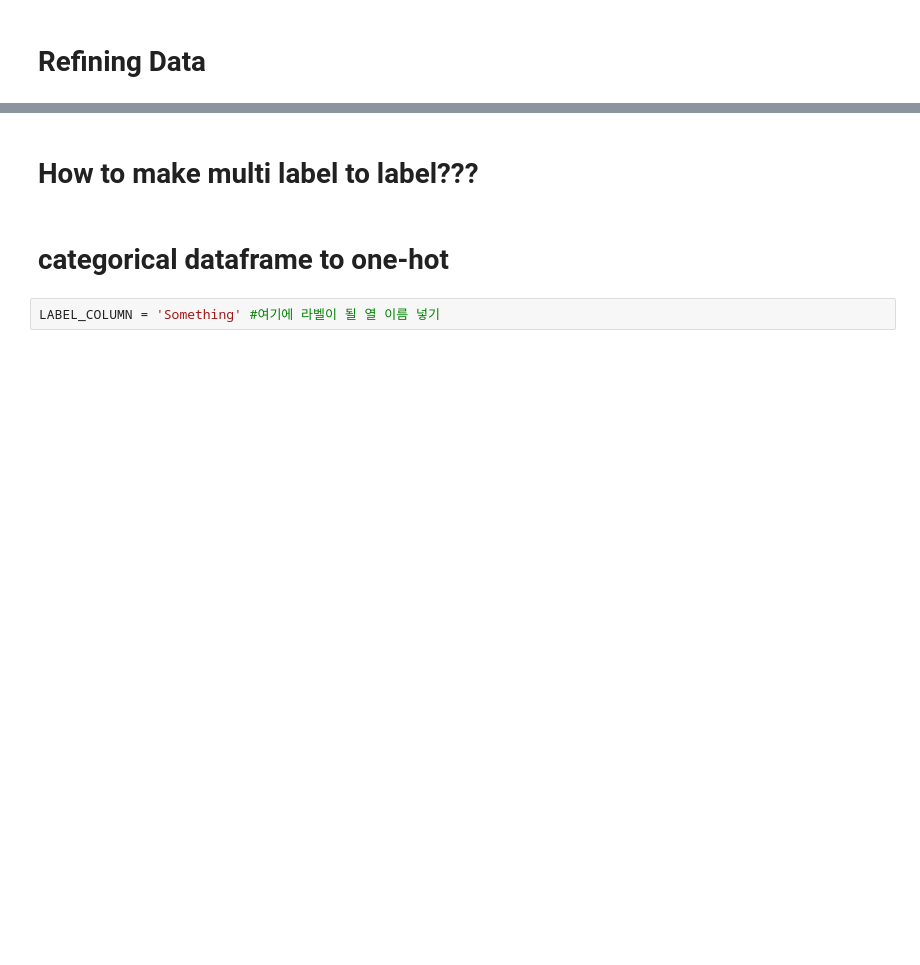
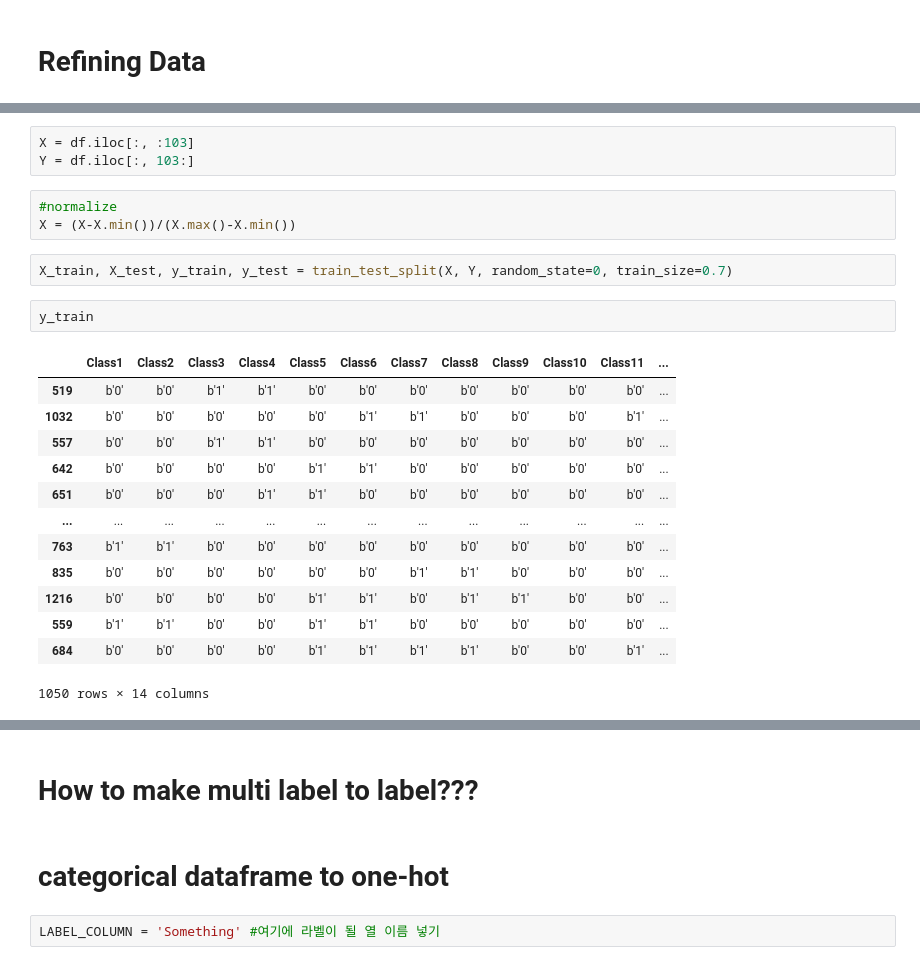
Before and after one commit to cid2rrrr/0220dbtest, a Jupyter notebook: test.ipynb, the cells around one changed output, grey strips where cells are left out. Saved outputs shown, nothing was run; the diff lists cells and outputs as text; blank space fills up the shorter version.

```diff
--- a/test.ipynb
+++ b/test.ipynb
@@ -255,0 +274,24 @@ pd.crosstab(imsi.Jazz, imsi.Electronic)
+# %%
+X = df.iloc[:, :103]
+Y = df.iloc[:, 103:]
+# %%
+#normalize
+X = (X-X.min())/(X.max()-X.min())
+# %%
+X_train, X_test, y_train, y_test = train_test_split(X, Y, random_state=0, train_size=0.7)
+# %%
+y_train
+# %% [output]
+|  | Class1 | Class2 | Class3 | Class4 | Class5 | Class6 | Class7 | Class8 | Class9 | Class10 | Class11 | ... |
+| 519 | b'0' | b'0' | b'1' | b'1' | b'0' | b'0' | b'0' | b'0' | b'0' | b'0' | b'0' | ... |
+| 1032 | b'0' | b'0' | b'0' | b'0' | b'0' | b'1' | b'1' | b'0' | b'0' | b'0' | b'1' | ... |
+| 557 | b'0' | b'0' | b'1' | b'1' | b'0' | b'0' | b'0' | b'0' | b'0' | b'0' | b'0' | ... |
+| 642 | b'0' | b'0' | b'0' | b'0' | b'1' | b'1' | b'0' | b'0' | b'0' | b'0' | b'0' | ... |
+| 651 | b'0' | b'0' | b'0' | b'1' | b'1' | b'0' | b'0' | b'0' | b'0' | b'0' | b'0' | ... |
+| ... | ... | ... | ... | ... | ... | ... | ... | ... | ... | ... | ... | ... |
+| 763 | b'1' | b'1' | b'0' | b'0' | b'0' | b'0' | b'0' | b'0' | b'0' | b'0' | b'0' | ... |
+| 835 | b'0' | b'0' | b'0' | b'0' | b'0' | b'0' | b'1' | b'1' | b'0' | b'0' | b'0' | ... |
+| 1216 | b'0' | b'0' | b'0' | b'0' | b'1' | b'1' | b'0' | b'1' | b'1' | b'0' | b'0' | ... |
+| 559 | b'1' | b'1' | b'0' | b'0' | b'1' | b'1' | b'0' | b'0' | b'0' | b'0' | b'0' | ... |
+| 684 | b'0' | b'0' | b'0' | b'0' | b'1' | b'1' | b'1' | b'1' | b'0' | b'0' | b'1' | ... |
+1050 rows × 14 columns
```
Also changed, not shown: parts of 21 cells of this notebook.
